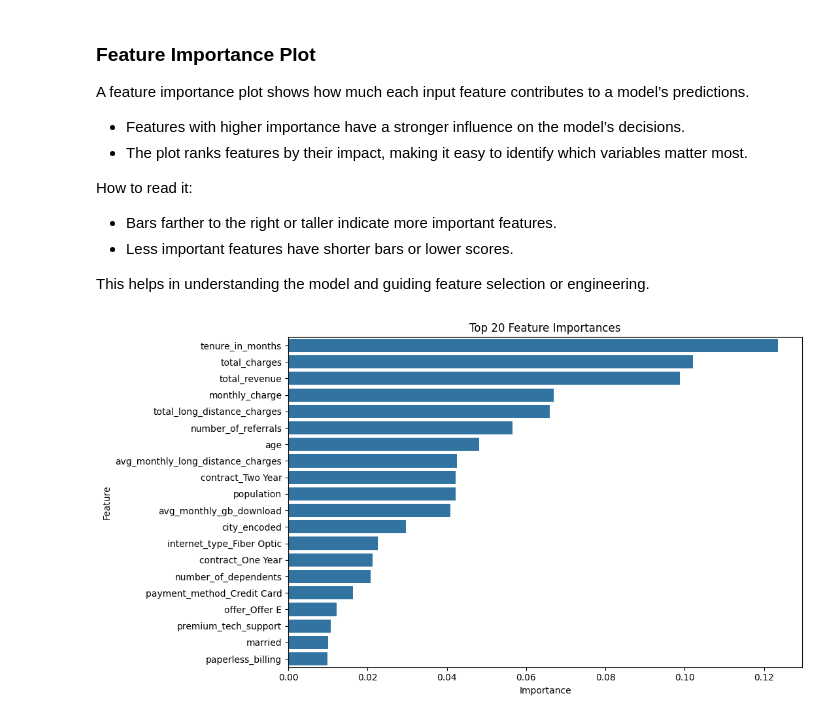
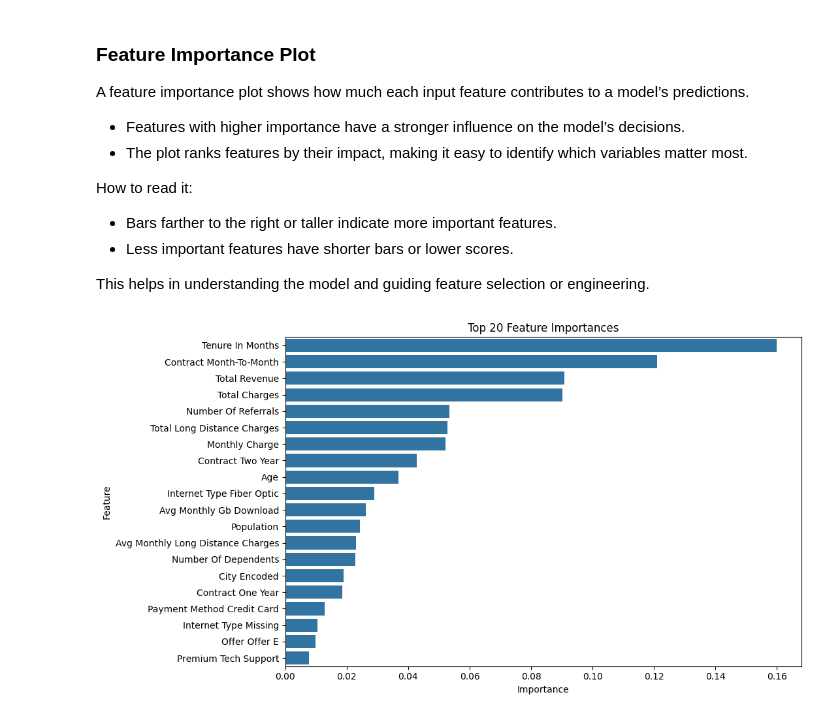
Before and after one commit to stoyanovgeorge/customer_churn_prediction, a Jupyter notebook: churn_prediction.ipynb, the cells around one changed output. Saved outputs shown, nothing was run; the diff lists cells and outputs as text; code cells hidden in the pictures.

```diff
--- a/churn_prediction.ipynb
+++ b/churn_prediction.ipynb
@@ -666,16 +629,31 @@ How to read it:
   * Less important features have shorter bars or lower scores.
 
 This helps in understanding the model and guiding feature selection or engineering.
-# %%
-importances = model.feature_importances_
-feature_names = X_train.columns
-feat_df = pd.DataFrame({'Feature': feature_names, 'Importance': importances})
-feat_df = feat_df.sort_values(by='Importance', ascending=False)
-
-plt.figure(figsize=(11,6))
-sns.barplot(data=feat_df.head(20), x='Importance', y='Feature')
-plt.title("Top 20 Feature Importances")
-plt.tight_layout()
-plt.show()
-# %% [output]
-[figure, removed]
+# %%
+# Get feature importances and names AFTER preprocessing
+importances = best_model.feature_importances_
+feature_names = preprocessor.get_feature_names_out()
+
+# Create DataFrame of the Features
+feat_df = pd.DataFrame({'Feature': feature_names, 'Importance': importances})
+
+# Clean up and Beautify the feature names
+feat_df['Feature'] = (feat_df['Feature']
+                     .str.replace('cat__', '')  # Remove transformer prefix
+                     .str.replace('remainder__', '')  # Remove remainder prefix
+                     .str.replace('_', ' ')  # Replace underscores with spaces
+                     .str.strip()  # Remove any leading/trailing whitespace
+                     .str.title()  # Capitalize first letter of each word
+                    )
+
+# Sort the features in descending order
+feat_df = feat_df.sort_values(by='Importance', ascending=False)
+
+# Plot
+plt.figure(figsize=(11,6))
+sns.barplot(data=feat_df.head(20), x='Importance', y='Feature')
+plt.title("Top 20 Feature Importances")
+plt.tight_layout()
+plt.show()
+# %% [output]
+[figure, added]
```
Also changed, not shown: parts of 14 cells of this notebook, 3 other files.
